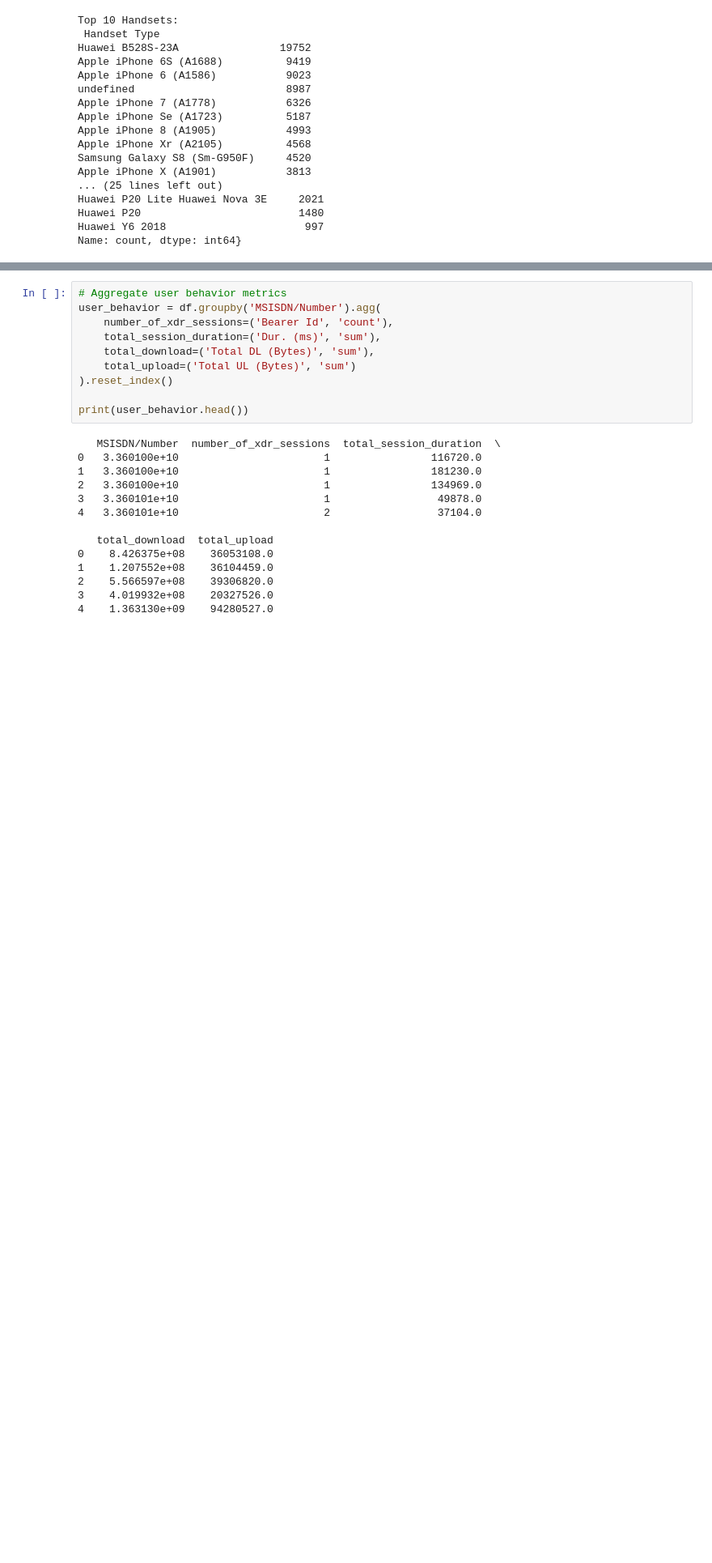
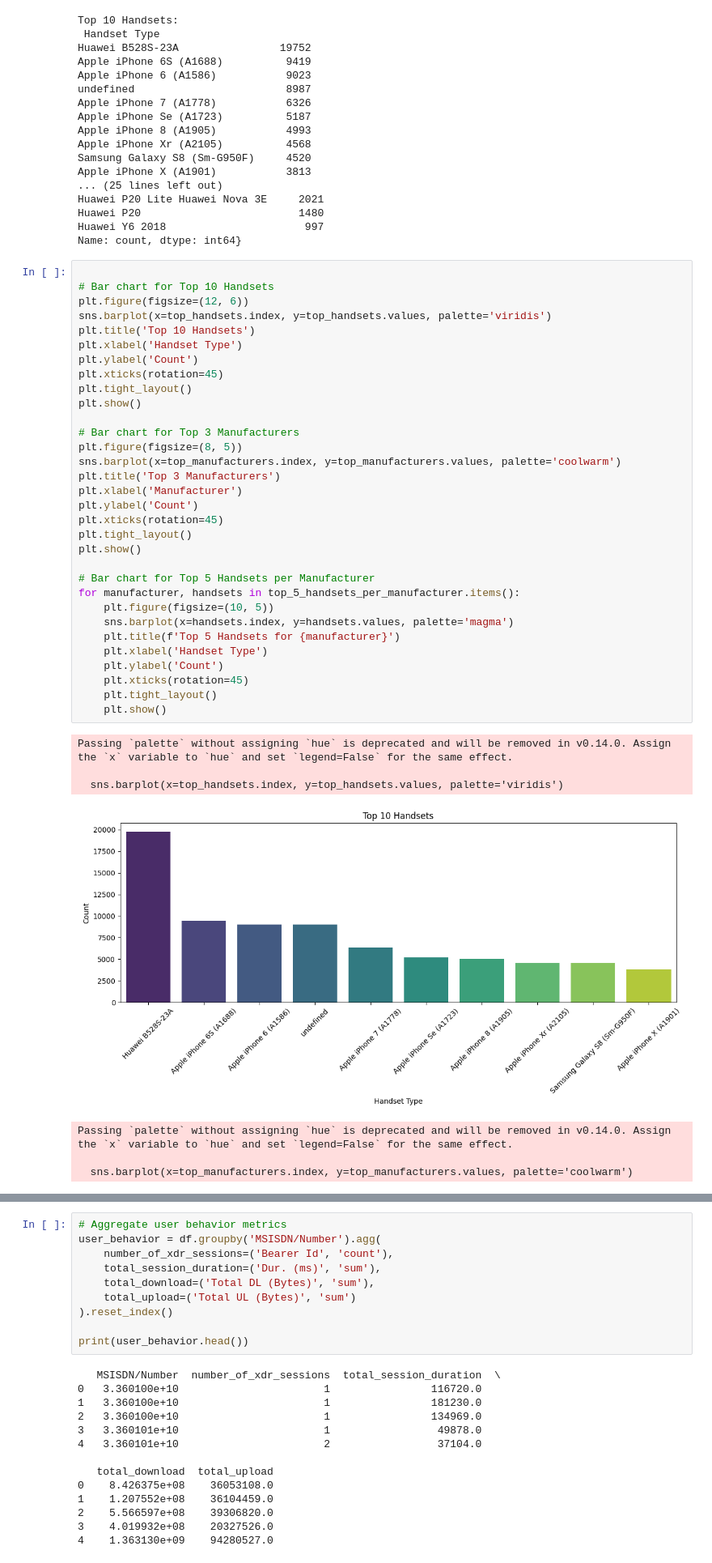
Before and after one commit to teyoatam/TelecomProfitAnalysis, a Jupyter notebook: notebook/Useroverviewanalysis.ipynb, the cells around one changed output, grey strips where cells are left out. Shown at 81% size. Saved outputs shown, nothing was run; the diff lists cells and outputs as text; blank space fills up the shorter version.

```diff
--- a/notebook/Useroverviewanalysis.ipynb
+++ b/notebook/Useroverviewanalysis.ipynb
@@ -151,3 +154,43 @@ Huawei P20 Lite Huawei Nova 3E     2021
 Huawei P20                         1480
 Huawei Y6 2018                      997
 Name: count, dtype: int64}
+# %%
+
+# Bar chart for Top 10 Handsets
+plt.figure(figsize=(12, 6))
+sns.barplot(x=top_handsets.index, y=top_handsets.values, palette='viridis')
+plt.title('Top 10 Handsets')
+plt.xlabel('Handset Type')
+plt.ylabel('Count')
+plt.xticks(rotation=45)
+plt.tight_layout()
+plt.show()
+
+# Bar chart for Top 3 Manufacturers
+plt.figure(figsize=(8, 5))
+sns.barplot(x=top_manufacturers.index, y=top_manufacturers.values, palette='coolwarm')
+plt.title('Top 3 Manufacturers')
+plt.xlabel('Manufacturer')
+plt.ylabel('Count')
+plt.xticks(rotation=45)
+plt.tight_layout()
+plt.show()
+
+# Bar chart for Top 5 Handsets per Manufacturer
+for manufacturer, handsets in top_5_handsets_per_manufacturer.items():
+    plt.figure(figsize=(10, 5))
+    sns.barplot(x=handsets.index, y=handsets.values, palette='magma')
+    plt.title(f'Top 5 Handsets for {manufacturer}')
+    plt.xlabel('Handset Type')
+    plt.ylabel('Count')
+    plt.xticks(rotation=45)
+    plt.tight_layout()
+    plt.show()
+# %% [output]
+Passing `palette` without assigning `hue` is deprecated and will be removed in v0.14.0. Assign the `x` variable to `hue` and set `legend=False` for the same effect.
+
+  sns.barplot(x=top_handsets.index, y=top_handsets.values, palette='viridis')
+[figure, added]
+Passing `palette` without assigning `hue` is deprecated and will be removed in v0.14.0. Assign the `x` variable to `hue` and set `legend=False` for the same effect.
+
+  sns.barplot(x=top_manufacturers.index, y=top_manufacturers.values, palette='coolwarm')
```
Also changed, not shown: parts of 4 cells of this notebook, 19 other files.
